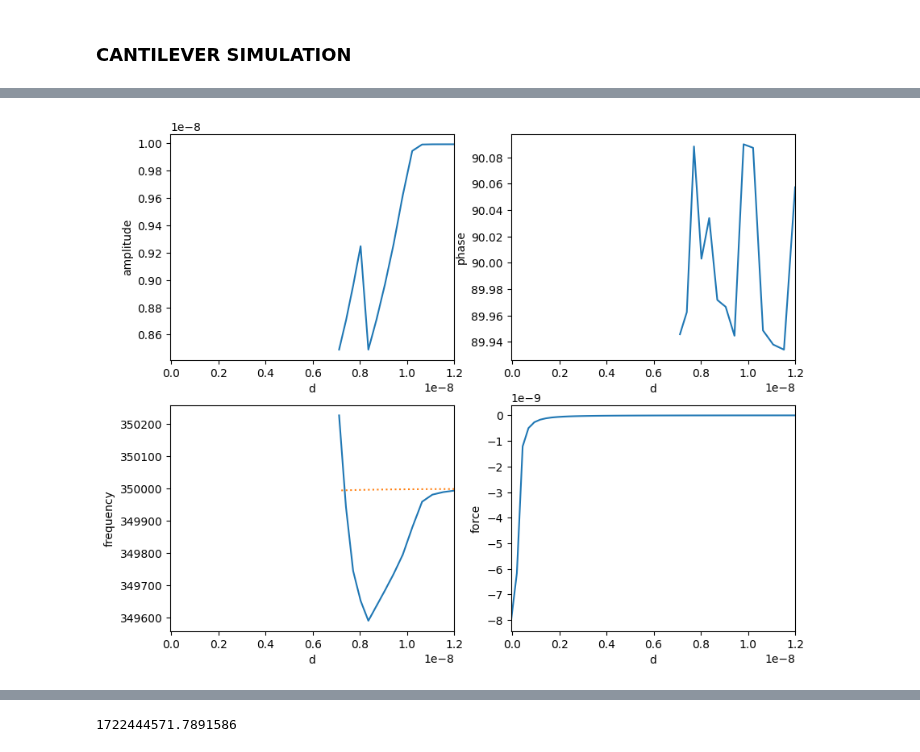
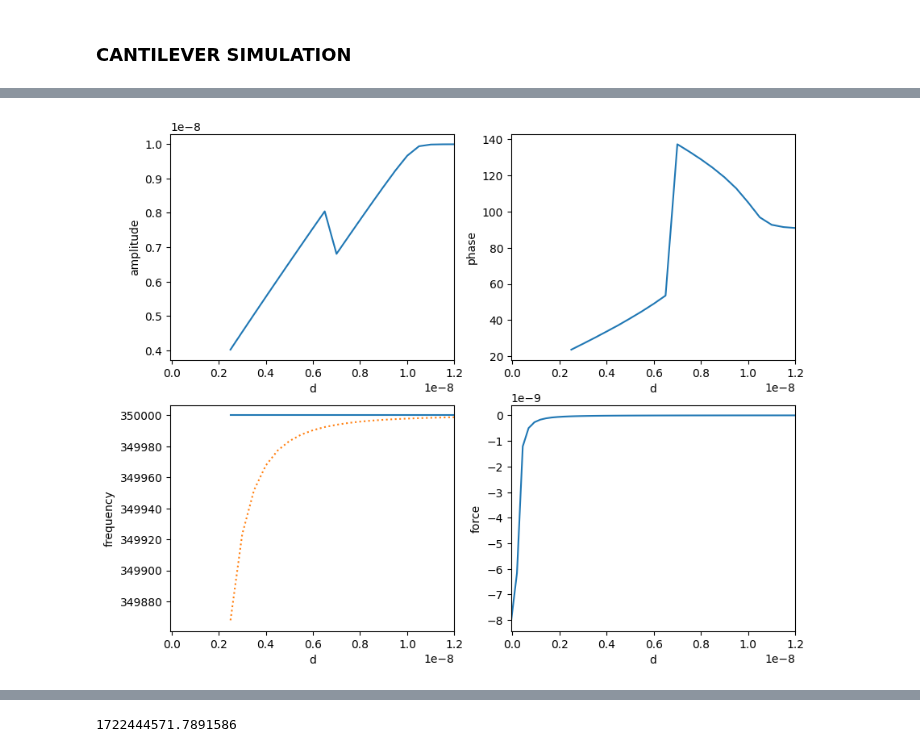
Before and after one commit to PranavSudersan/AFM-Dashboard, a Jupyter notebook: AFM Dashboard.ipynb, the cells around one changed output, grey strips where cells are left out. Saved outputs shown, nothing was run; the diff lists cells and outputs as text; code cells hidden in the pictures.

```diff
--- a/AFM Dashboard.ipynb
+++ b/AFM Dashboard.ipynb
@@ -5889,34 +5955,35 @@ KeyboardInterrupt:
 # %%
+spectro_datadict = simu_results[0]
 fig2, ax2 = plt.subplots(2, 2, figsize=(10,8))
 sns.lineplot(data=spectro_datadict, x='d', y='amplitude', ax=ax2[0][0])
 # plt.show()
 sns.lineplot(data=spectro_datadict, x='d', y='phase', ax=ax2[0][1])
 # plt.show()
 sns.lineplot(data=spectro_datadict, x='d', y='frequency', ax=ax2[1][0])
 dF_vdw = 2*H*R/(6*(np.array(spectro_datadict['d'])**3))
 delta_f = fc*(1-np.sqrt(1+(dF_vdw/kc))) #theoretical freq shift assuming linear harmonic osci
 ax2[1][0].plot(spectro_datadict['d'], fc+delta_f, ':', label='fit')
 # plt.legend()
 # plt.show()
 force_list = []
 d1_range = -0.05e-9, max(spectro_datadict['d'])
 spectro_datadict['d1'] = np.linspace(d1_range[0],d1_range[1],50)
 for d_t in spectro_datadict['d1']:
     if d_t >= a0:
         F_vdw = -H*R/(6*(d_t**2))
         F_elas = 0
     else:
         F_vdw = -H*R/(6*(a0**2))
         F_elas = (4/3)*E*np.sqrt(R)*(a0-d_t)**(3/2) #CHECK THIS
     F_ts = F_vdw + F_elas
     force_list.append(F_ts)
 
 # F_vdw = -H*R/(6*(np.array(spectro_datadict['d'])**2))
 ax2[1][1].plot(spectro_datadict['d1'], force_list)
 ax2[1][1].set_xlabel("d")
 ax2[1][1].set_ylabel("force")
 for ax_i in ax2.flatten():
     ax_i.set_xlim(*d1_range)
 plt.show()
 # %% [output]
-[figure, old version]
+[figure, new version]
```
Also changed, not shown: parts of 5 cells of this notebook.
